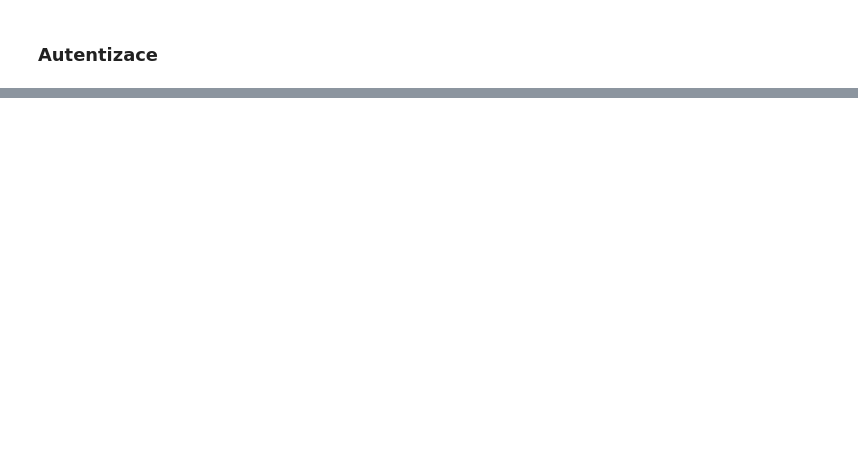
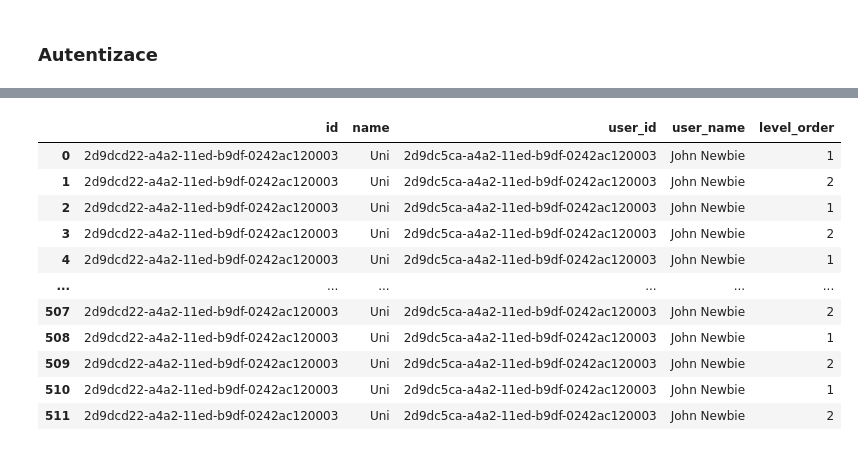
Before and after one commit to r0zehnal0vak/Contingency-table, a Jupyter notebook: main.ipynb, the cells around one changed output, grey strips where cells are left out. Drawn from its saved outputs; the diff is of its cells as text; code cells hidden in the pictures; blank space fills up the shorter version.

```diff
--- a/main.ipynb
+++ b/main.ipynb
@@ -370,3 +363,87 @@ await fullPipe()
 | 7 | 89d1f58e-ae0f-11ed-9bd8-0242ac110002 | Nola | Newbie | nola.newbie@world.com | 45b2df80-ae0f-11ed-9bd8-0242ac110002 | Zkouška | 2023-04-19T08:00:00 | 2023-04-19T09:00:00 | b87d3ff0-8fd4-11ed-a6d4-0242ac110002 | ... |
 | 8 | 89d1f5de-ae0f-11ed-9bd8-0242ac110002 | Neva | Newbie | neva.newbie@world.com | 45b2df80-ae0f-11ed-9bd8-0242ac110002 | Zkouška | 2023-04-19T08:00:00 | 2023-04-19T09:00:00 | b87d3ff0-8fd4-11ed-a6d4-0242ac110002 | ... |
 | 9 | 89d1f638-ae0f-11ed-9bd8-0242ac110002 | Nora | Newbie | nora.newbie@world.com | 45b2df80-ae0f-11ed-9bd8-0242ac110002 | Zkouška | 2023-04-19T08:00:00 | 2023-04-19T09:00:00 | b87d3ff0-8fd4-11ed-a6d4-0242ac110002 | ... |
+# %%
+username = "john.newbie@world.com"
+password = "john.newbie@world.com"
+
+
+### TODO:
+
+queryStr = """
+{
+  result: groupById(id: "2d9dcd22-a4a2-11ed-b9df-0242ac120003") {
+    name
+    id
+    memberships {
+      user {
+        id
+        fullname
+        classifications {
+          level {
+            id
+            name
+          }
+          id
+          order
+          semester {
+            id
+            order
+            subject {
+              id
+              name
+            }
+          }
+        }
+      }
+    }
+  }
+}
+"""
+
+### TODO:
+
+mappers = {
+    "id": "id",
+    "name": "name",
+    "user_id": "memberships.user.id",
+    "user_name": "memberships.user.fullname",
+    "level_order": "memberships.user.classifications.order",
+    #"level_name": "memberships.user.classifications.level.name"
+    #
+    #"level_id": "memberships.user.classifications.level.id"
+}
+
+import pandas as pd
+def toTable(data):
+    return pd.DataFrame(data)
+
+async def fullPipe():
+    global pandasData
+    token = await getToken(username, password)
+    qfunc = query(queryStr, token)
+    response = await qfunc({})
+
+    data = response.get("data", None)
+    result = data.get("result", None)
+
+    flatData = flatten(result, {}, mappers)
+    pandasData = toTable(flatData)
+    return pandasData
+
+await fullPipe()
+
+# print(list(flatData))
+# %% [output]
+|  | id | name | user_id | user_name | level_order |
+| 0 | 2d9dcd22-a4a2-11ed-b9df-0242ac120003 | Uni | 2d9dc5ca-a4a2-11ed-b9df-0242ac120003 | John Newbie | 1 |
+| 1 | 2d9dcd22-a4a2-11ed-b9df-0242ac120003 | Uni | 2d9dc5ca-a4a2-11ed-b9df-0242ac120003 | John Newbie | 2 |
+| 2 | 2d9dcd22-a4a2-11ed-b9df-0242ac120003 | Uni | 2d9dc5ca-a4a2-11ed-b9df-0242ac120003 | John Newbie | 1 |
+| 3 | 2d9dcd22-a4a2-11ed-b9df-0242ac120003 | Uni | 2d9dc5ca-a4a2-11ed-b9df-0242ac120003 | John Newbie | 2 |
+| 4 | 2d9dcd22-a4a2-11ed-b9df-0242ac120003 | Uni | 2d9dc5ca-a4a2-11ed-b9df-0242ac120003 | John Newbie | 1 |
+| ... | ... | ... | ... | ... | ... |
+| 507 | 2d9dcd22-a4a2-11ed-b9df-0242ac120003 | Uni | 2d9dc5ca-a4a2-11ed-b9df-0242ac120003 | John Newbie | 2 |
+| 508 | 2d9dcd22-a4a2-11ed-b9df-0242ac120003 | Uni | 2d9dc5ca-a4a2-11ed-b9df-0242ac120003 | John Newbie | 1 |
+| 509 | 2d9dcd22-a4a2-11ed-b9df-0242ac120003 | Uni | 2d9dc5ca-a4a2-11ed-b9df-0242ac120003 | John Newbie | 2 |
+| 510 | 2d9dcd22-a4a2-11ed-b9df-0242ac120003 | Uni | 2d9dc5ca-a4a2-11ed-b9df-0242ac120003 | John Newbie | 1 |
+| 511 | 2d9dcd22-a4a2-11ed-b9df-0242ac120003 | Uni | 2d9dc5ca-a4a2-11ed-b9df-0242ac120003 | John Newbie | 2 |
```
Also changed, not shown: parts of 3 cells of this notebook.
